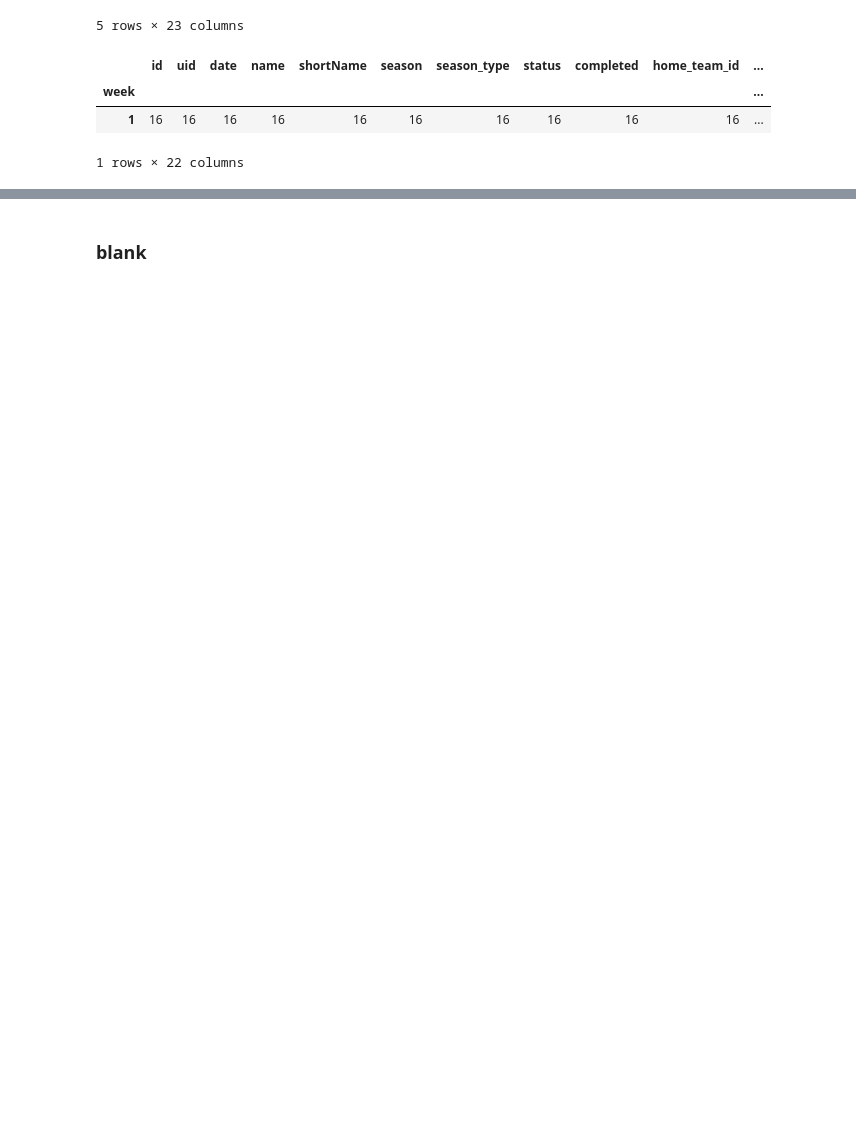
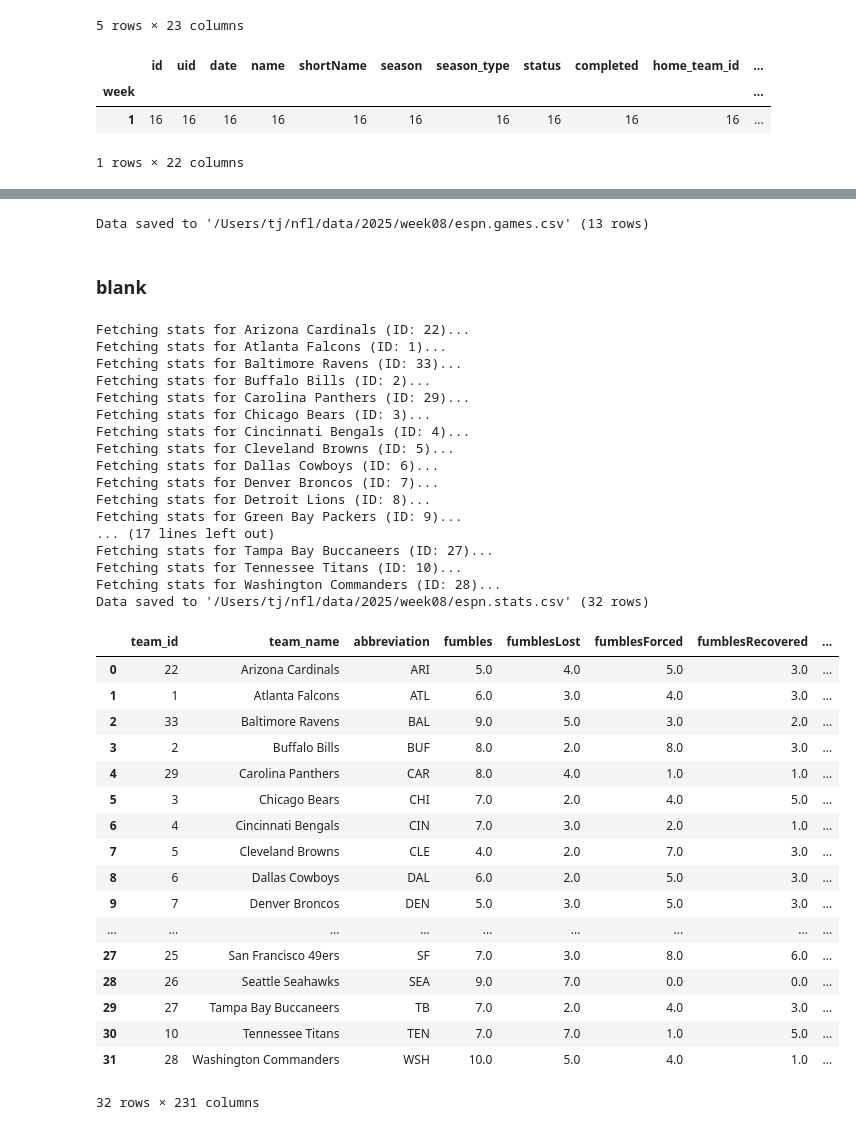
Before and after one commit to surftour/nfl, a Jupyter notebook: notebooks/adhoc_espn_api.ipynb, the cells around one changed output, grey strips where cells are left out. Saved outputs shown, nothing was run; the diff lists cells and outputs as text; code cells hidden in the pictures; blank space fills up the shorter version.

```diff
--- a/notebooks/adhoc_espn_api.ipynb
+++ b/notebooks/adhoc_espn_api.ipynb
@@ -561,2 +669,6 @@ games.groupby("week").count().head(20)
+# %%
+games_df = save_to_csv(fetch_game_results, '/Users/tj/nfl/data/2025/week08/espn.games.csv', 2025)
+# %% [output]
+Data saved to '/Users/tj/nfl/data/2025/week08/espn.games.csv' (13 rows)
 # %% [markdown]
 ### blank
@@ -562,0 +677,42 @@ games.groupby("week").count().head(20)
+# %%
+# Fetch stats for current 2025 week
+# comparison_df = create_team_comparison(2025)
+
+# Save to CSV
+save_team_comparison(2025, '/Users/tj/nfl/data/2025/week08/espn.stats.csv')
+# %% [output]
+Fetching stats for Arizona Cardinals (ID: 22)...
+Fetching stats for Atlanta Falcons (ID: 1)...
+Fetching stats for Baltimore Ravens (ID: 33)...
+Fetching stats for Buffalo Bills (ID: 2)...
+Fetching stats for Carolina Panthers (ID: 29)...
+Fetching stats for Chicago Bears (ID: 3)...
+Fetching stats for Cincinnati Bengals (ID: 4)...
+Fetching stats for Cleveland Browns (ID: 5)...
+Fetching stats for Dallas Cowboys (ID: 6)...
+Fetching stats for Denver Broncos (ID: 7)...
+Fetching stats for Detroit Lions (ID: 8)...
+Fetching stats for Green Bay Packers (ID: 9)...
+... (17 lines left out)
+Fetching stats for Tampa Bay Buccaneers (ID: 27)...
+Fetching stats for Tennessee Titans (ID: 10)...
+Fetching stats for Washington Commanders (ID: 28)...
+Data saved to '/Users/tj/nfl/data/2025/week08/espn.stats.csv' (32 rows)
+|  | team_id | team_name | abbreviation | fumbles | fumblesLost | fumblesForced | fumblesRecovered | ... |
+| 0 | 22 | Arizona Cardinals | ARI | 5.0 | 4.0 | 5.0 | 3.0 | ... |
+| 1 | 1 | Atlanta Falcons | ATL | 6.0 | 3.0 | 4.0 | 3.0 | ... |
+| 2 | 33 | Baltimore Ravens | BAL | 9.0 | 5.0 | 3.0 | 2.0 | ... |
+| 3 | 2 | Buffalo Bills | BUF | 8.0 | 2.0 | 8.0 | 3.0 | ... |
+| 4 | 29 | Carolina Panthers | CAR | 8.0 | 4.0 | 1.0 | 1.0 | ... |
+| 5 | 3 | Chicago Bears | CHI | 7.0 | 2.0 | 4.0 | 5.0 | ... |
+| 6 | 4 | Cincinnati Bengals | CIN | 7.0 | 3.0 | 2.0 | 1.0 | ... |
+| 7 | 5 | Cleveland Browns | CLE | 4.0 | 2.0 | 7.0 | 3.0 | ... |
+| 8 | 6 | Dallas Cowboys | DAL | 6.0 | 2.0 | 5.0 | 3.0 | ... |
+| 9 | 7 | Denver Broncos | DEN | 5.0 | 3.0 | 5.0 | 3.0 | ... |
+| ... | ... | ... | ... | ... | ... | ... | ... | ... |
+| 27 | 25 | San Francisco 49ers | SF | 7.0 | 3.0 | 8.0 | 6.0 | ... |
+| 28 | 26 | Seattle Seahawks | SEA | 9.0 | 7.0 | 0.0 | 0.0 | ... |
+| 29 | 27 | Tampa Bay Buccaneers | TB | 7.0 | 2.0 | 4.0 | 3.0 | ... |
+| 30 | 10 | Tennessee Titans | TEN | 7.0 | 7.0 | 1.0 | 5.0 | ... |
+| 31 | 28 | Washington Commanders | WSH | 10.0 | 5.0 | 4.0 | 1.0 | ... |
+32 rows × 231 columns
```
Also changed, not shown: parts of 37 cells of this notebook, 2 other files.
